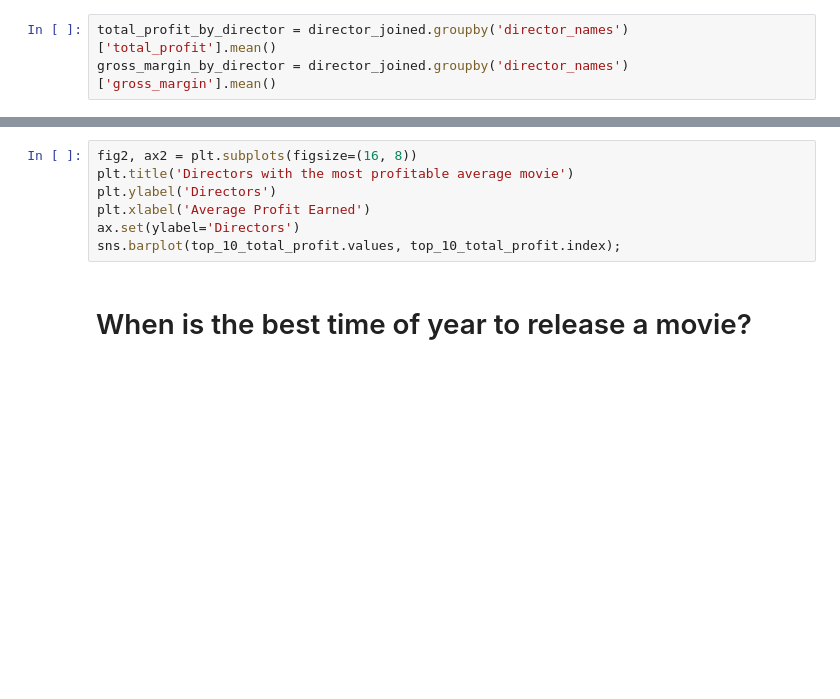
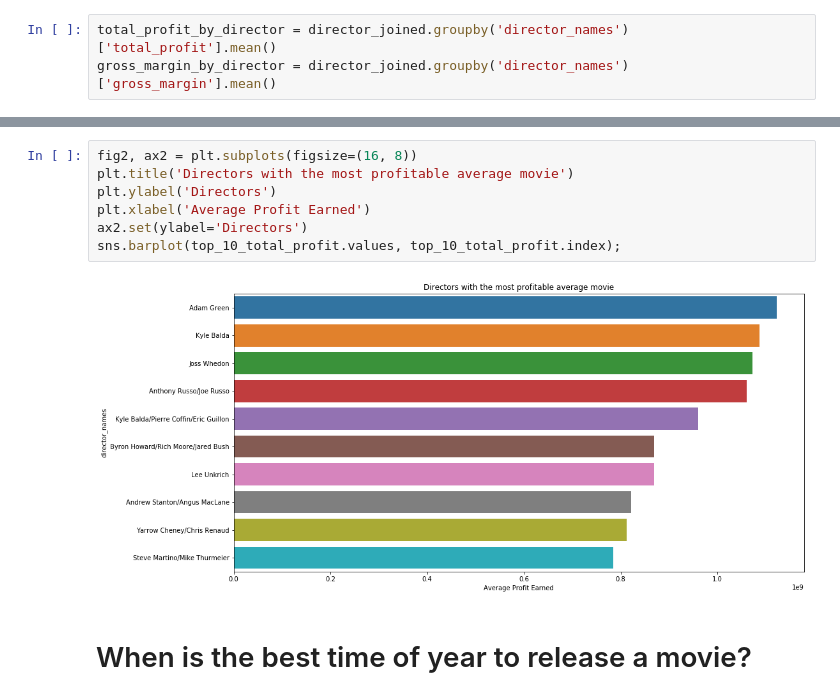
Before and after one commit to benratkin/flatiron, a Jupyter notebook: module_1/mod_1_project/dsc-mod-1-project-v2-1-onl01-dtsc-ft-012120/final_project.ipynb, the cells around one changed output, grey strips where cells are left out. Cells and saved outputs as stored; diff of their text form; blank space fills up the shorter version.

```diff
--- a/module_1/mod_1_project/dsc-mod-1-project-v2-1-onl01-dtsc-ft-012120/final_project.ipynb
+++ b/module_1/mod_1_project/dsc-mod-1-project-v2-1-onl01-dtsc-ft-012120/final_project.ipynb
@@ -245,10 +298,12 @@ top_10_total_profit
 # %%
 fig2, ax2 = plt.subplots(figsize=(16, 8))
 plt.title('Directors with the most profitable average movie')
 plt.ylabel('Directors')
 plt.xlabel('Average Profit Earned')
-ax.set(ylabel='Directors')
+ax2.set(ylabel='Directors')
 sns.barplot(top_10_total_profit.values, top_10_total_profit.index);
+# %% [output]
+[figure, added]
 # %% [markdown]
 # When is the best time of year to release a movie?
 # %% [markdown]
```
Also changed, not shown: parts of 24 cells of this notebook.
